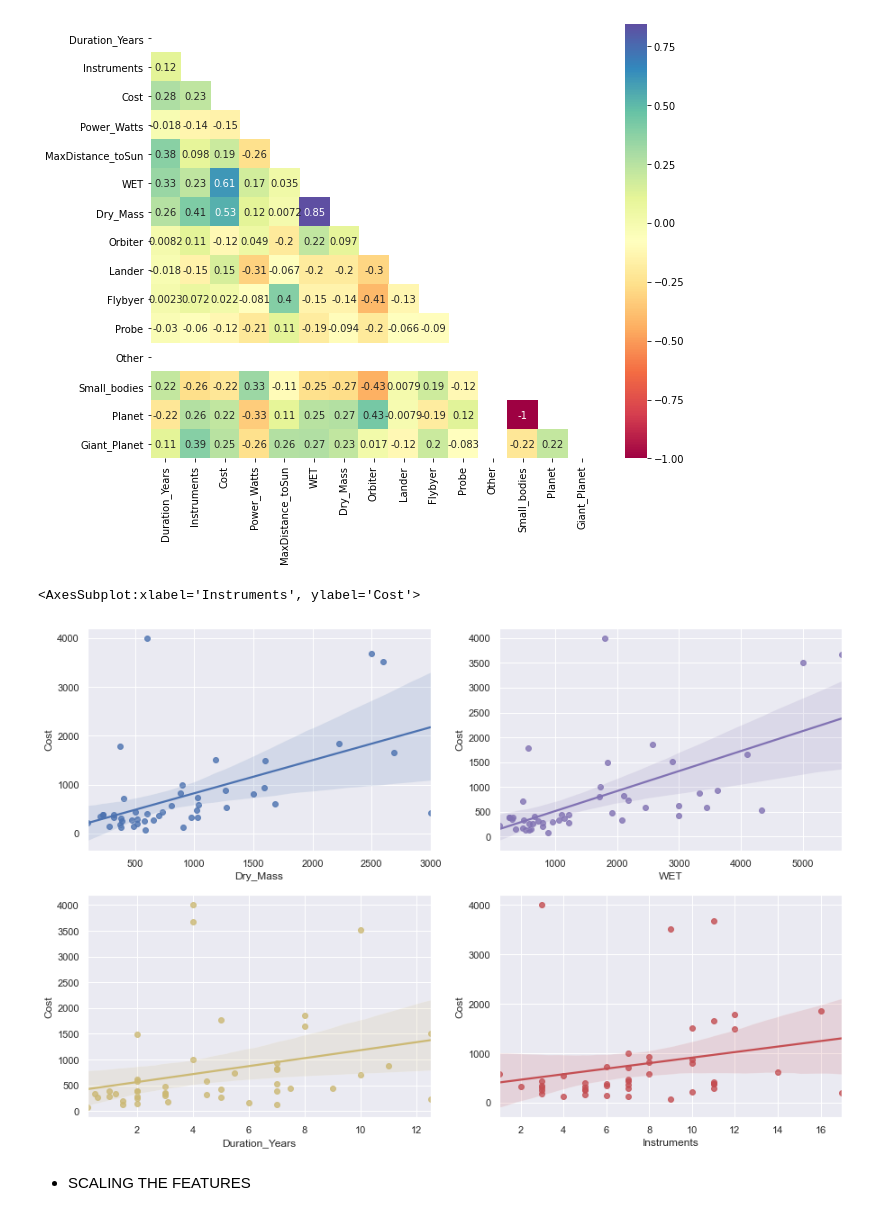
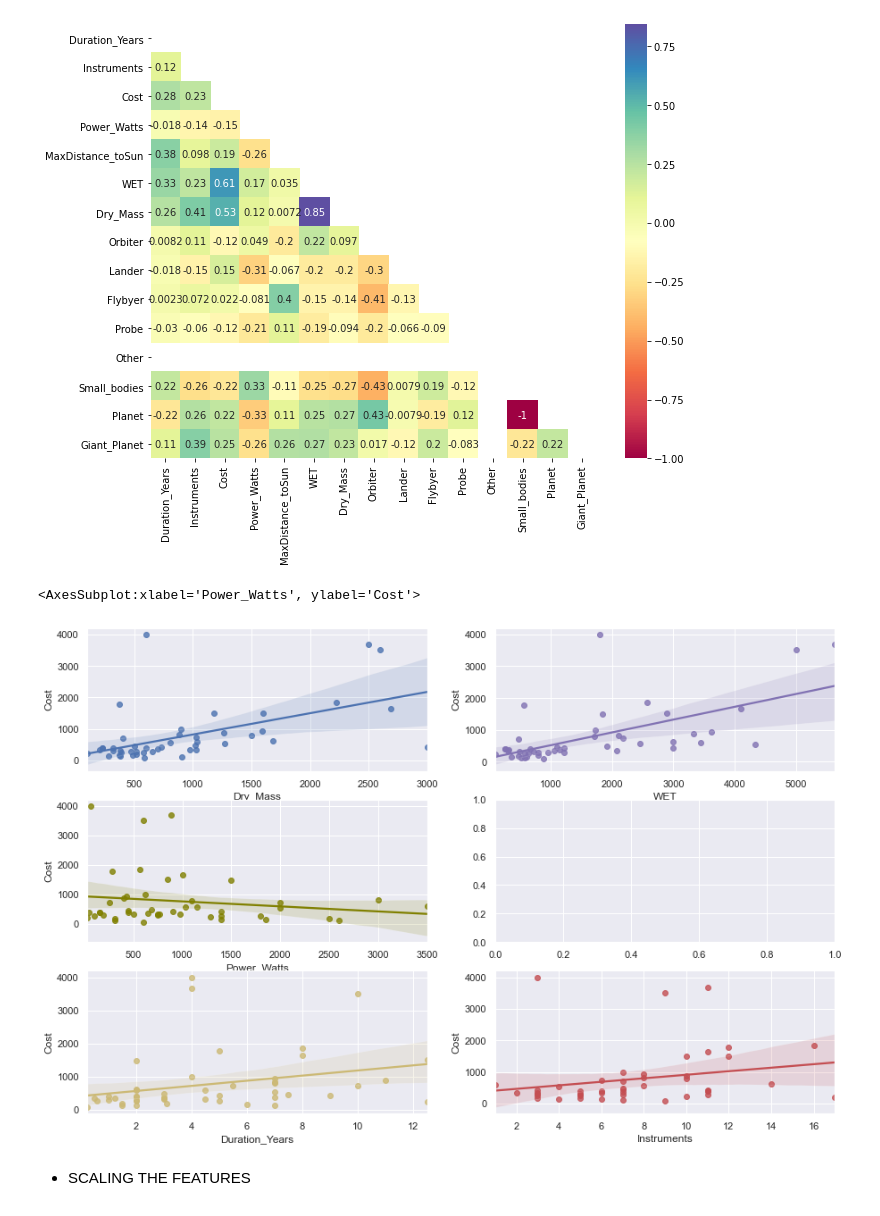
Before and after one commit to AjiacoVic/Satellites_Market_study, a Jupyter notebook: PART2 Interplanetary missions .ipynb, the cells around one changed output. Saved outputs shown, nothing was run; the diff lists cells and outputs as text; code cells hidden in the pictures.

```diff
--- a/PART2 Interplanetary missions .ipynb
+++ b/PART2 Interplanetary missions .ipynb
@@ -406,19 +418,20 @@ plt.show()
 # %%
 sns.set_theme(color_codes=True)
 
-f, axes = plt.subplots(2, 2, figsize=(15, 10))
+f, axes = plt.subplots(3, 2, figsize=(15, 10))
 sns.regplot(x=ip_missions['Dry_Mass'], y=ip_missions['Cost'], color="b",ax=axes[0,0])
 sns.regplot(x=ip_missions['WET'], y=ip_missions['Cost'], color="m",ax=axes[0,1])
-sns.regplot(x=ip_missions['Duration_Years'], y=ip_missions['Cost'], color="y",ax=axes[1,0])
-sns.regplot(x=ip_missions['Instruments'], y=ip_missions['Cost'], color="r",ax=axes[1,1])
+sns.regplot(x=ip_missions['Duration_Years'], y=ip_missions['Cost'], color="y",ax=axes[2,0])
+sns.regplot(x=ip_missions['Instruments'], y=ip_missions['Cost'], color="r",ax=axes[2,1])
+sns.regplot(x=ip_missions['Power_Watts'], y=ip_missions['Cost'], color="olive",ax=axes[1,0])
 
 #for this model, I chose to do a logistic regression
 #The targuet will be the Cost at completion (CAC) This cost has already been converted to
 #economic conditions based on 2020's given data
 #this takes in consideration, the infaltion variance
 # %% [output]
-<AxesSubplot:xlabel='Instruments', ylabel='Cost'>
+<AxesSubplot:xlabel='Power_Watts', ylabel='Cost'>
-[figure, old version]
+[figure, new version]
 # %% [markdown]
 - SCALING THE FEATURES
 # %%
```
Also changed, not shown: parts of 29 cells of this notebook.
